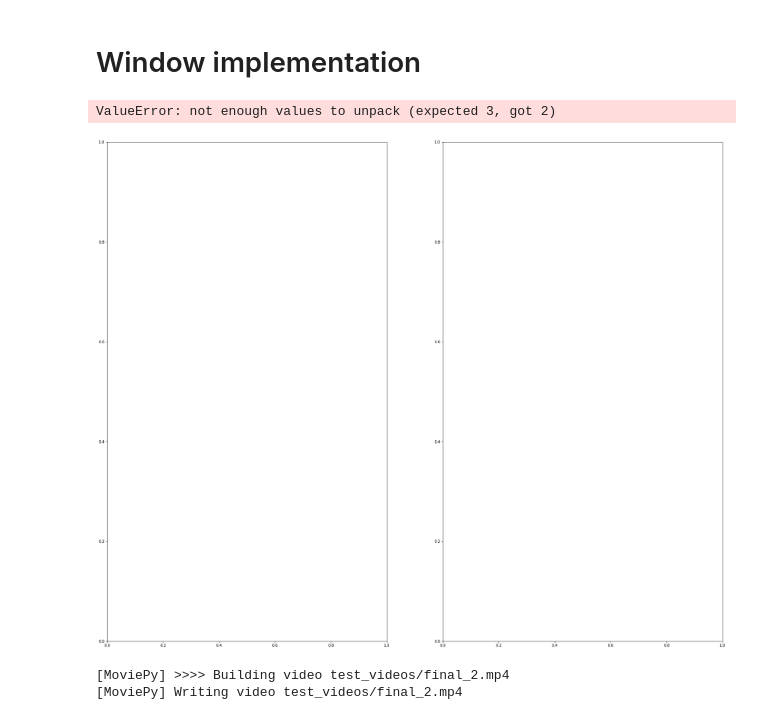
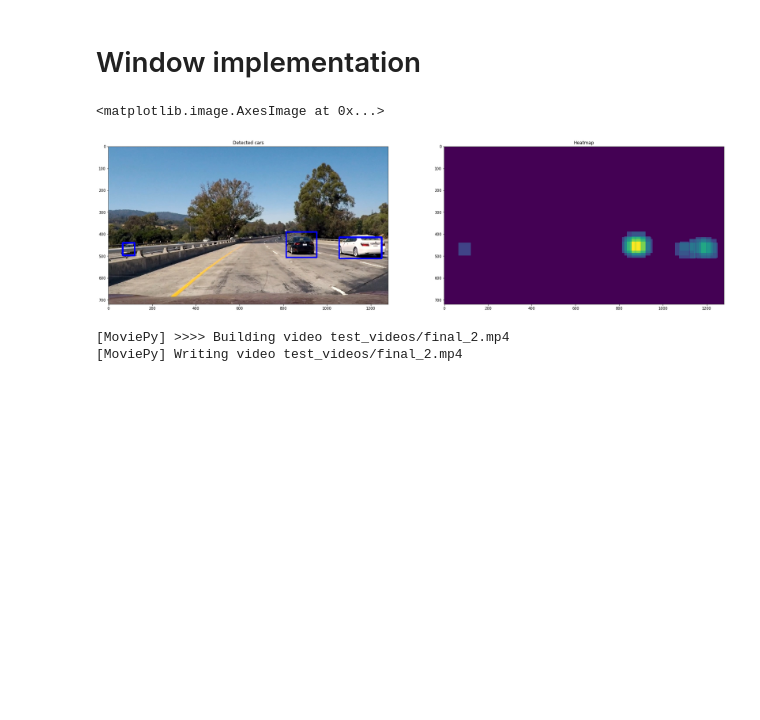
Before and after one commit to aOlmo/project_cv, a Jupyter notebook: f_project.ipynb, the cells around one changed output. Cells and saved outputs as stored; diff of their text form; code cells hidden in the pictures; blank space fills up the shorter version.

```diff
--- a/f_project.ipynb
+++ b/f_project.ipynb
@@ -384,34 +384,29 @@ def detect_car(image_to_process, confidence_degree=0.9):
 
     draw_labeled_bboxes(draw_image, labels)
 
-    return draw_image, heatmap, labels
+    return draw_image, heatmap
 # %%
 import matplotlib.image as mpimg
 from scipy.ndimage.measurements import label
-
-#image = image.astype(np.float32)/255
 
 
 image = mpimg.imread('test_imgs/test1.jpg')
 
 
-confidence_degree = 0.8
+confidence_degree = 0.7
 
-detected_car_image, detected_car_heatmap, _ = detect_car(image, confidence_degree)
+detected_car_image, detected_car_heatmap = detect_car(image, confidence_degree)
 
 figure, (detected_car_image_plot, detected_car_heatmap_plot) = plt.subplots(1, 2, figsize=(30,25))
 
 detected_car_image_plot.set_title('Detected cars')
 detected_car_image_plot.imshow(detected_car_image)
 
 detected_car_heatmap_plot.set_title('Heatmap')
 detected_car_heatmap_plot.imshow(detected_car_heatmap)
-
-# detected_car_labales_plot.set_title('Labels')
-# detected_car_labales_plot.imshow(detected_car_labales[0], cmap='gray')
 # %% [output]
-ValueError: not enough values to unpack (expected 3, got 2)
+<matplotlib.image.AxesImage at 0x...>
-[figure, old version]
+[figure, new version]
 # %%
 from moviepy.editor import VideoFileClip
 
```
